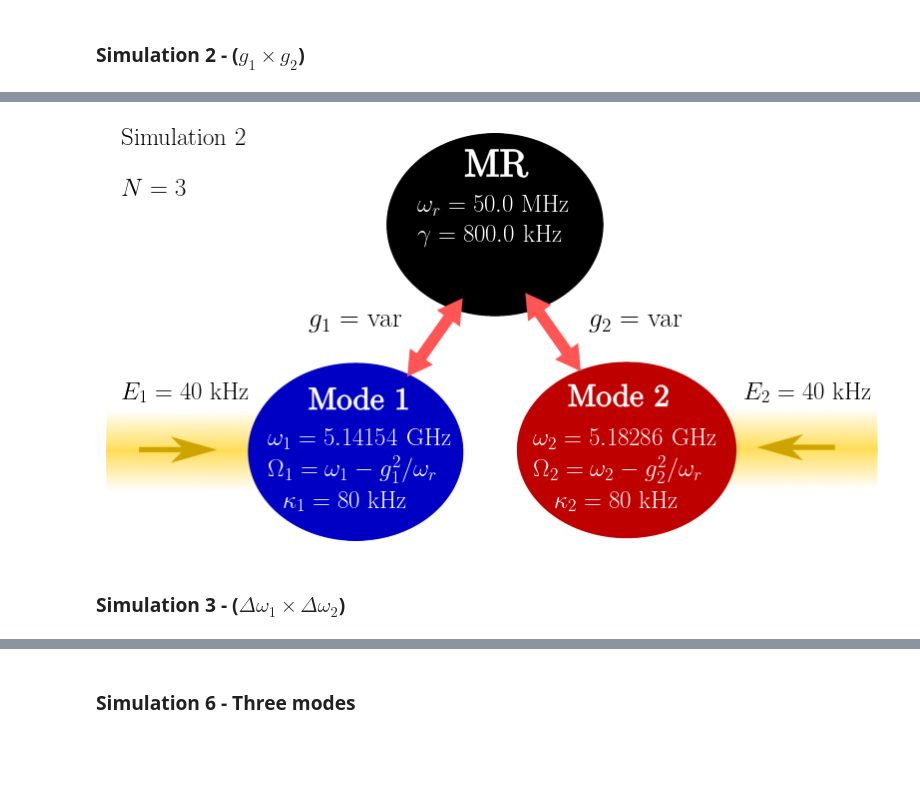
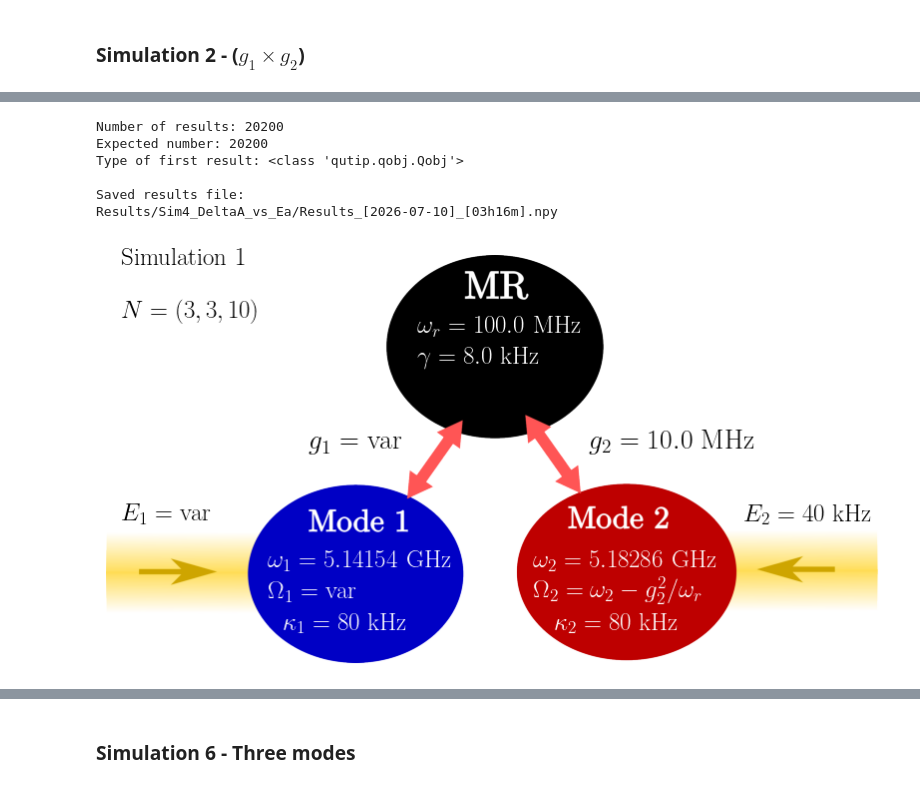
Before and after one commit to asantanah/code_for_paper, a Jupyter notebook: Artigo_simulations_.ipynb, the cells around one changed output, grey strips where cells are left out. Cells and saved outputs as stored; diff of their text form; code cells hidden in the pictures; blank space fills up the shorter version.

```diff
--- a/Artigo_simulations_.ipynb
+++ b/Artigo_simulations_.ipynb
@@ -324,37 +964,78 @@ Creation of the directory Results/Simulation_2/ failed. Directory may already ex
 # %%
-x_list_2 = [k / (2*pi*1e6) for k in galist]
-y_list_2 = [k / (2*pi*1e6) for k in gblist]
-z_list_2 = transpose(results,(1,0,2))
+Ny = len(E_a_list)
+Nx = len(Delta_a_list)
+
+print("Number of results:", len(results))
+print("Expected number:", Ny * Nx)
+print("Type of first result:", type(results[0]))
+
+rho_grid = np.empty((Ny, Nx), dtype=object)
+
+for index, rho in enumerate(results):
+    i = index // Nx   # Ea index
+    j = index % Nx    # Delta_a index
+
+    rho_grid[i, j] = rho
+
+x_list_4 = np.array(Delta_a_list)
+y_list_4 = np.array(E_a_list)
+
+data = np.empty(8, dtype=object)
+
+data[0] = x_list_4
+data[1] = y_list_4
+data[2] = rho_grid
+
+data[3] = N_a
+data[4] = N_b
+data[5] = N_r
+data[6] = wr
+
+data[7] = computation_time
 
 if saveResults:
-    save(save_path_2 + "Results" + time_index, (x_list_2 , y_list_2, z_list_2))
+    os.makedirs(save_path_4, exist_ok=True)
+
+    results_filename = save_path_4 + "Results" + time_index + ".npy"
+
+    save(results_filename, data, allow_pickle=True)
+
+    print(f"\nSaved results file:")
+    print(results_filename)
 
     fig, axes = plt.subplots(1, 1, figsize=(10, 10))
 
     scheme1 = mpimg.imread(r'Images\TwoModes_Scheme2.png')
-    axes.text(50, 200, f"Simulation 2\n\n$N ={N:.0f}$", color='black', fontsize=18)
+    axes.text(50, 200, f"Simulation 1\n\n$N =({N_a:.0f}, {N_b:.0f}, {N_r:.0f})$", color='black', fontsize=18)
+
     # ========= Mode 1 ========= #
-    axes.text(520, 1000, f"$\omega_1 ={wa/(2*pi*1e9):.5f}$ GHz", color='white', fontsize=18)
-    axes.text(520, 1100, f"$\Omega_1 = \omega_1 - g_1^2/\omega_r$", color='white', fontsize=18)
-    axes.text(570, 1200, f"$\kappa_1 ={kappa_a/(2*pi*1e3):.0f}$ kHz", color='white', fontsize=18)
-    axes.text(50, 850, f"$E_1 ={E_a/(2*pi*1e3):.0f}$ kHz", color='black', fontsize=18)
+    axes.text(520, 1000, f"$\omega_1 ={wa/(1e3):.5f}$ GHz", color='white', fontsize=18)
+    axes.text(520, 1100, f"$\Omega_1 = $ var", color='white', fontsize=18)
+    axes.text(570, 1200, f"$\kappa_1 ={kappa_a*1e3:.0f}$ kHz", color='white', fontsize=18)
+    axes.text(50, 850, f"$E_1 =$ var", color='black', fontsize=18)
     axes.text(650, 620, f"$g_1 = $ var", color='black', fontsize=20)
     # ========= Mode 2 ========= #
-    axes.text(1370, 1000, f"$\omega_2 ={wb/(2*pi*1e9):.5f}$ GHz", color='white', fontsize=18)
+    axes.text(1370, 1000, f"$\omega_2 ={wb/(1e3):.5f}$ GHz", color='white', fontsize=18)
     axes.text(1370, 1100, f"$\Omega_2 = \omega_2 - g_2^2/\omega_r$", color='white', fontsize=18)
-    axes.text(1440, 1200, f"$\kappa_2 ={kappa_b/(2*pi*1e3):.0f}$ kHz", color='white', fontsize=18)
-    axes.text(2050, 850, f"$E_2 ={E_b/(2*pi*1e3):.0f}$ kHz", color='black', fontsize=18)
-    axes.text(1550, 620, f"$g_2 = $ var", color='black', fontsize=20)
+    axes.text(1440, 1200, f"$\kappa_2 ={kappa_b*1e3:.0f}$ kHz", color='white', fontsize=18)
+    axes.text(2050, 850, f"$E_2 ={E_b*1e3:.0f}$ kHz", color='black', fontsize=18)
+    axes.text(1550, 620, f"$g_2 = {gb:.1f}$ MHz", color='black', fontsize=20)
     # ==== Mechanical Mode  ==== #
-    axes.text(1000, 250, f"$\omega_r = {wr/(2*pi*1e6):.1f}$ MHz", color='white', fontsize=18)
-    axes.text(1000, 350, f"$\gamma = {gamma/(2*pi*1e3):.1f}$ kHz", color='white', fontsize=18)
+    axes.text(1000, 250, f"$\omega_r = {wr:.1f}$ MHz", color='white', fontsize=18)
+    axes.text(1000, 350, f"$\gamma = {gamma*1e3:.1f}$ kHz", color='white', fontsize=18)
 
     plt.axis('off')
     plt.imshow(scheme1)
 
-    plt.savefig(save_path_2 + "Results" + time_index + "_scheme.png", dpi=300, bbox_inches='tight')
+    scheme_filename = save_path_4 + "Results" + time_index + "_scheme.png"
+
+    plt.savefig(scheme_filename, dpi=300, bbox_inches='tight')
     plt.show()
 # %% [output]
+Number of results: 20200
+Expected number: 20200
+Type of first result: <class 'qutip.qobj.Qobj'>
+
+Saved results file:
+Results/Sim4_DeltaA_vs_Ea/Results_[2026-07-10]_[03h16m].npy
-[figure, old version]
+[figure, new version]
-# %% [markdown]
-### Simulation 3 - ($\Delta\omega_1 \times \Delta\omega_2$)
```
Also changed, not shown: parts of 43 cells of this notebook, 4 other files.
